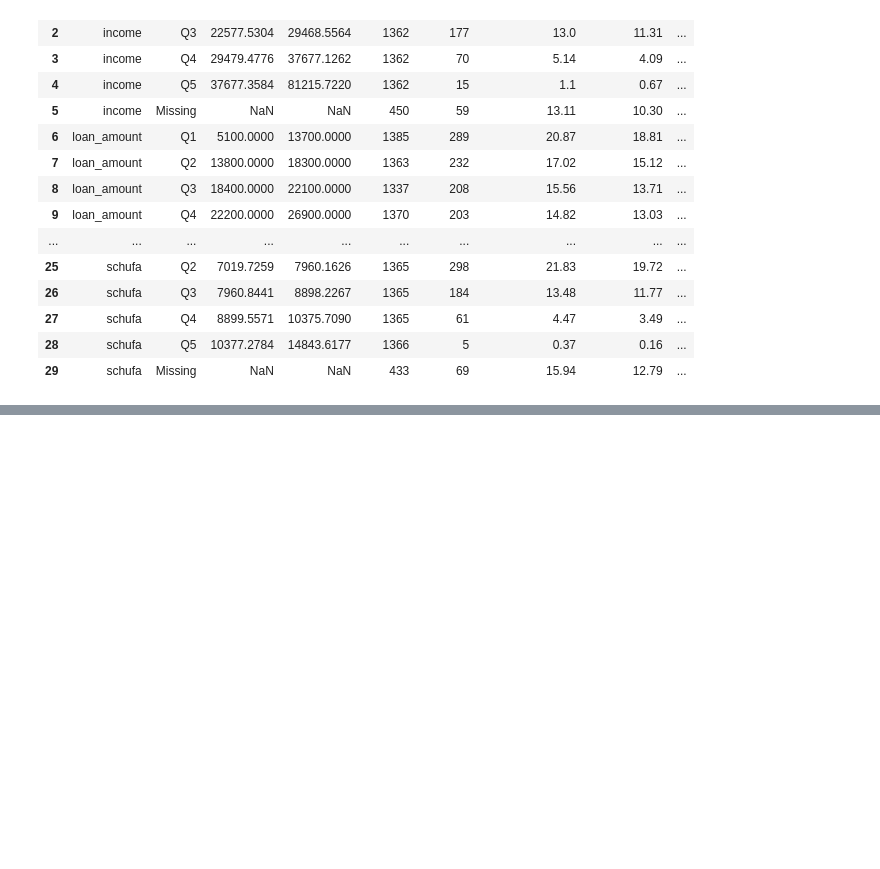
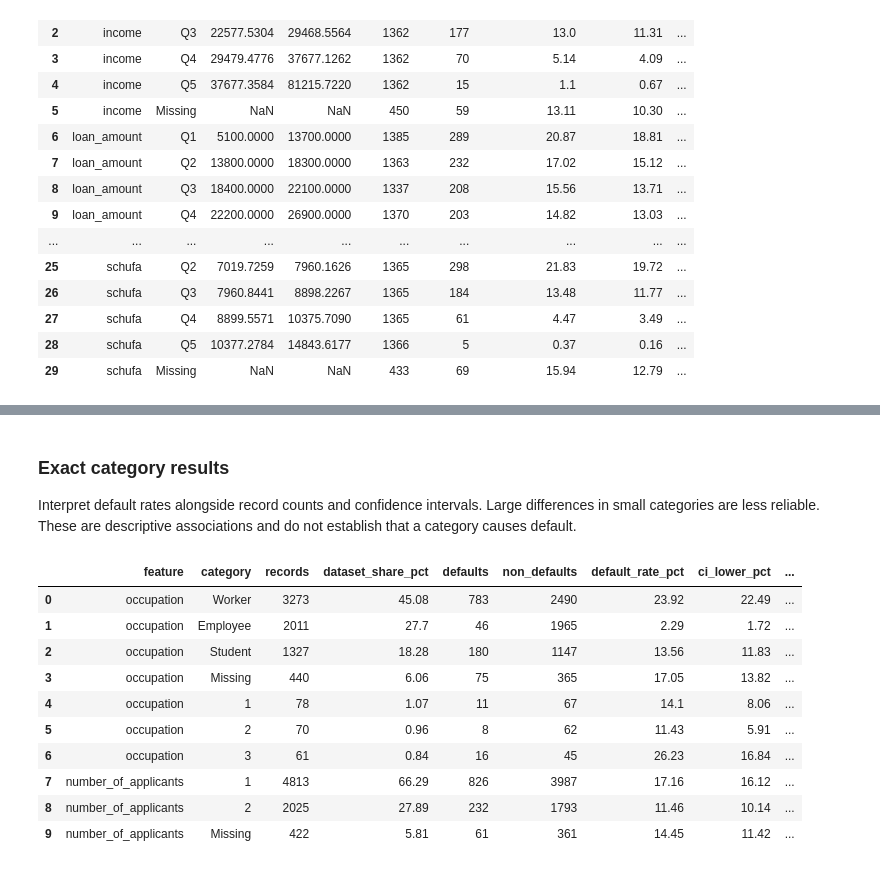
Before and after one commit to jasonchencode/mortgage-default-prediction, a Jupyter notebook: notebooks/01_exploratory_analysis.ipynb, the cells around one changed output, grey strips where cells are left out. Cells and saved outputs as stored; diff of their text form; code cells hidden in the pictures; blank space fills up the shorter version.

```diff
--- a/notebooks/01_exploratory_analysis.ipynb
+++ b/notebooks/01_exploratory_analysis.ipynb
@@ -408,0 +540,30 @@ numeric_rate_table
+# %% [markdown]
+### Exact category results
+
+Interpret default rates alongside record counts and confidence intervals. Large differences in small categories are less reliable. These are descriptive associations and do not establish that a category causes default.
+# %%
+category_results = pd.concat(
+    [
+        occupation_summary.assign(feature="occupation"),
+        applicant_summary.assign(feature="number_of_applicants"),
+    ],
+    ignore_index=True,
+)
+category_results = category_results[
+    ["feature", "category", "records", "dataset_share_pct",
+     "defaults", "non_defaults", "default_rate_pct",
+     "ci_lower_pct", "ci_upper_pct"]
+].round(2)
+category_results
+# %% [output]
+|  | feature | category | records | dataset_share_pct | defaults | non_defaults | default_rate_pct | ci_lower_pct | ... |
+| 0 | occupation | Worker | 3273 | 45.08 | 783 | 2490 | 23.92 | 22.49 | ... |
+| 1 | occupation | Employee | 2011 | 27.7 | 46 | 1965 | 2.29 | 1.72 | ... |
+| 2 | occupation | Student | 1327 | 18.28 | 180 | 1147 | 13.56 | 11.83 | ... |
+| 3 | occupation | Missing | 440 | 6.06 | 75 | 365 | 17.05 | 13.82 | ... |
+| 4 | occupation | 1 | 78 | 1.07 | 11 | 67 | 14.1 | 8.06 | ... |
+| 5 | occupation | 2 | 70 | 0.96 | 8 | 62 | 11.43 | 5.91 | ... |
+| 6 | occupation | 3 | 61 | 0.84 | 16 | 45 | 26.23 | 16.84 | ... |
+| 7 | number_of_applicants | 1 | 4813 | 66.29 | 826 | 3987 | 17.16 | 16.12 | ... |
+| 8 | number_of_applicants | 2 | 2025 | 27.89 | 232 | 1793 | 11.46 | 10.14 | ... |
+| 9 | number_of_applicants | Missing | 422 | 5.81 | 61 | 361 | 14.45 | 11.42 | ... |
```
Also changed, not shown: parts of 9 cells of this notebook.
